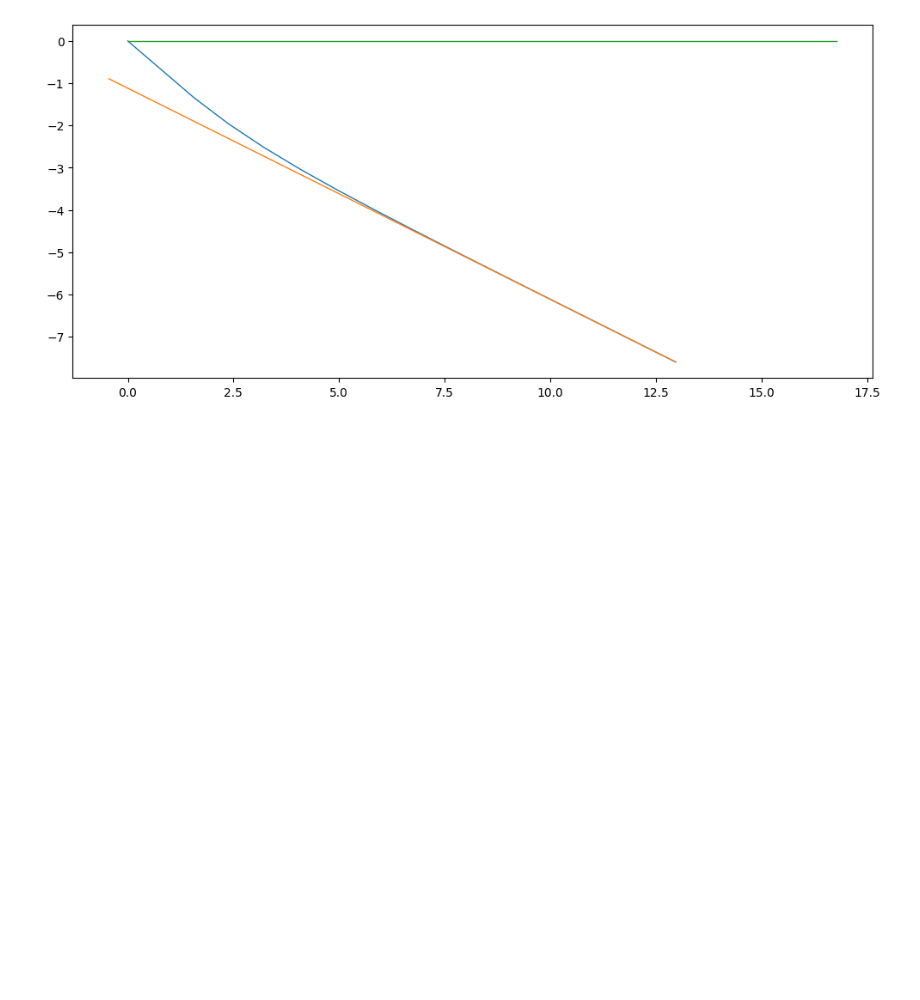
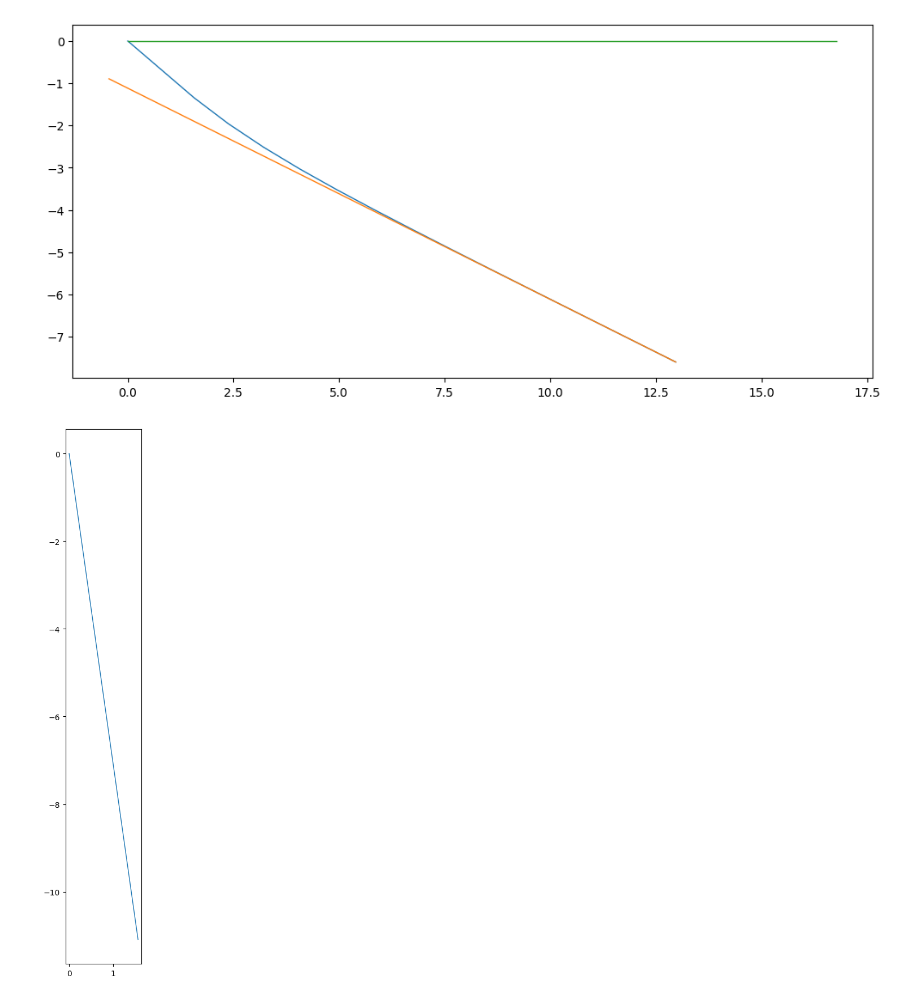
Before and after one commit to d4l3k/torchdrive, a Jupyter notebook: notebooks/compute_dream_pos.ipynb, the cells around one changed output. Saved outputs shown, nothing was run; the diff lists cells and outputs as text; code cells hidden in the pictures; blank space fills up the shorter version.

Commit message:
diff_traj: use random traj

```diff
--- a/notebooks/compute_dream_pos.ipynb
+++ b/notebooks/compute_dream_pos.ipynb
@@ -39,3 +41,23 @@ plt.plot(pred_traj[0, ..., 0], pred_traj[0, ..., 1], label="pred_traj")
 plt.gca().set_aspect("equal")
 # %% [output]
 [figure]
+# %%
+import math
+
+def random_traj(BS = 1, device = "cpu", vel = 1):
+    # scale from 0.5 to 1.5
+    speed = (torch.rand(BS, device=device) + 0.5) * vel
+
+    angle = torch.rand(BS, device=device)* math.pi
+    x = torch.sin(angle) * torch.arange(seq_len, device=device) / 2 * speed
+    y = torch.cos(angle) * torch.arange(seq_len, device=device) / 2 * speed
+
+    traj = torch.stack([x, y], dim=-1)
+    return traj
+
+traj = random_traj()
+
+plt.plot(traj[..., 0], traj[..., 1], label="a")
+plt.gca().set_aspect("equal")
+# %% [output]
+[figure, added]
```
Also changed, not shown: parts of 1 cell of this notebook, 1 other file.
